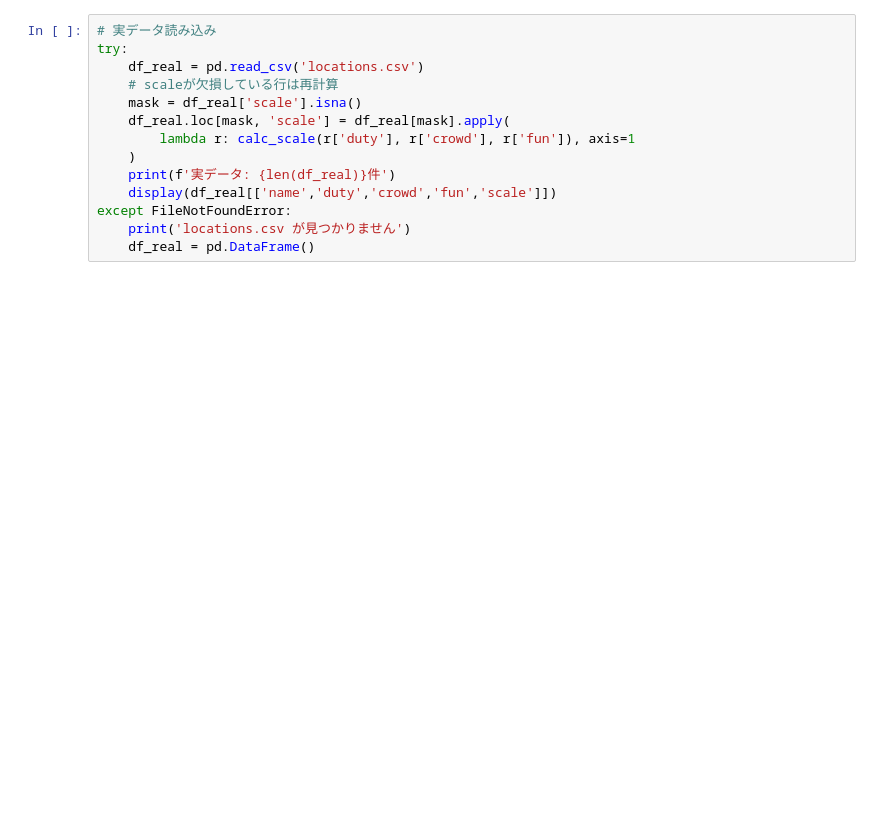
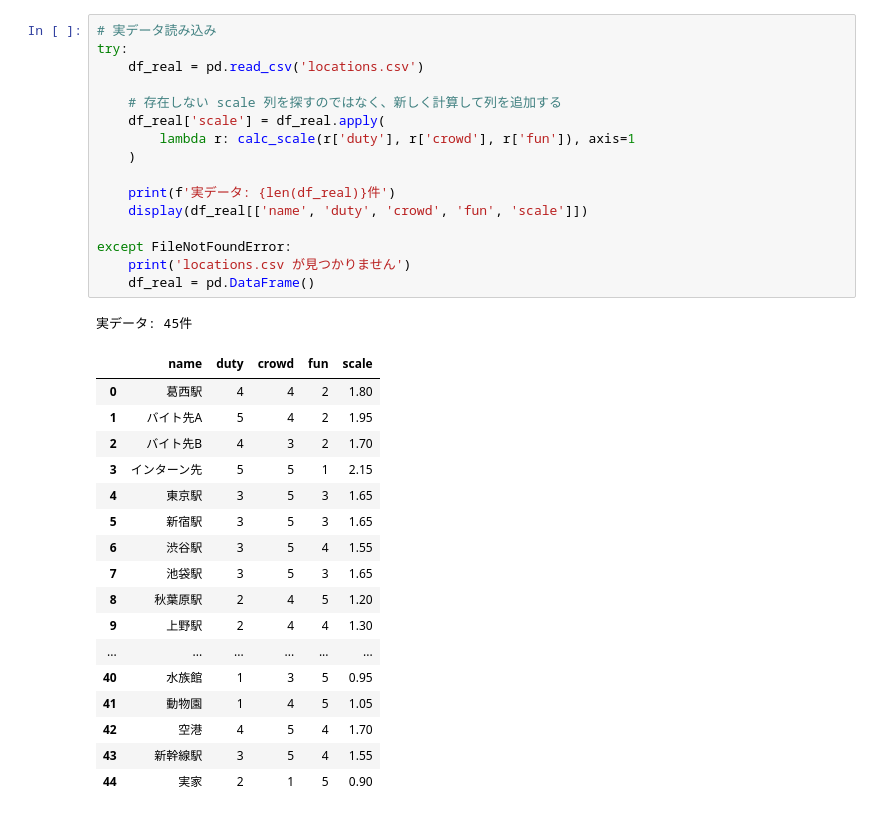
Before and after one commit to 2522059/Data-n-Math, a Jupyter notebook: lasso.ipynb, the cells around one changed output. Cells and saved outputs as stored; diff of their text form; blank space fills up the shorter version.

```diff
--- a/lasso.ipynb
+++ b/lasso.ipynb
@@ -25,17 +35,38 @@ print('model.py のインポート完了')
 # %%
 # 実データ読み込み
 try:
     df_real = pd.read_csv('locations.csv')
-    # scaleが欠損している行は再計算
-    mask = df_real['scale'].isna()
-    df_real.loc[mask, 'scale'] = df_real[mask].apply(
+
+    # 存在しない scale 列を探すのではなく、新しく計算して列を追加する
+    df_real['scale'] = df_real.apply(
         lambda r: calc_scale(r['duty'], r['crowd'], r['fun']), axis=1
     )
+
     print(f'実データ: {len(df_real)}件')
-    display(df_real[['name','duty','crowd','fun','scale']])
+    display(df_real[['name', 'duty', 'crowd', 'fun', 'scale']])
+
 except FileNotFoundError:
     print('locations.csv が見つかりません')
     df_real = pd.DataFrame()
+# %% [output]
+実データ: 45件
+|  | name | duty | crowd | fun | scale |
+| 0 | 葛西駅 | 4 | 4 | 2 | 1.80 |
+| 1 | バイト先A | 5 | 4 | 2 | 1.95 |
+| 2 | バイト先B | 4 | 3 | 2 | 1.70 |
+| 3 | インターン先 | 5 | 5 | 1 | 2.15 |
+| 4 | 東京駅 | 3 | 5 | 3 | 1.65 |
+| 5 | 新宿駅 | 3 | 5 | 3 | 1.65 |
+| 6 | 渋谷駅 | 3 | 5 | 4 | 1.55 |
+| 7 | 池袋駅 | 3 | 5 | 3 | 1.65 |
+| 8 | 秋葉原駅 | 2 | 4 | 5 | 1.20 |
+| 9 | 上野駅 | 2 | 4 | 4 | 1.30 |
+| ... | ... | ... | ... | ... | ... |
+| 40 | 水族館 | 1 | 3 | 5 | 0.95 |
+| 41 | 動物園 | 1 | 4 | 5 | 1.05 |
+| 42 | 空港 | 4 | 5 | 4 | 1.70 |
+| 43 | 新幹線駅 | 3 | 5 | 4 | 1.55 |
+| 44 | 実家 | 2 | 1 | 5 | 0.90 |
 # %%
 # ダミーデータ生成（n=100件）
 # 数理モデル: scale = 1 + 0.15*duty + 0.10*crowd - 0.10*fun + ノイズ
```
Also changed, not shown: parts of 10 cells of this notebook, 1 other file.
